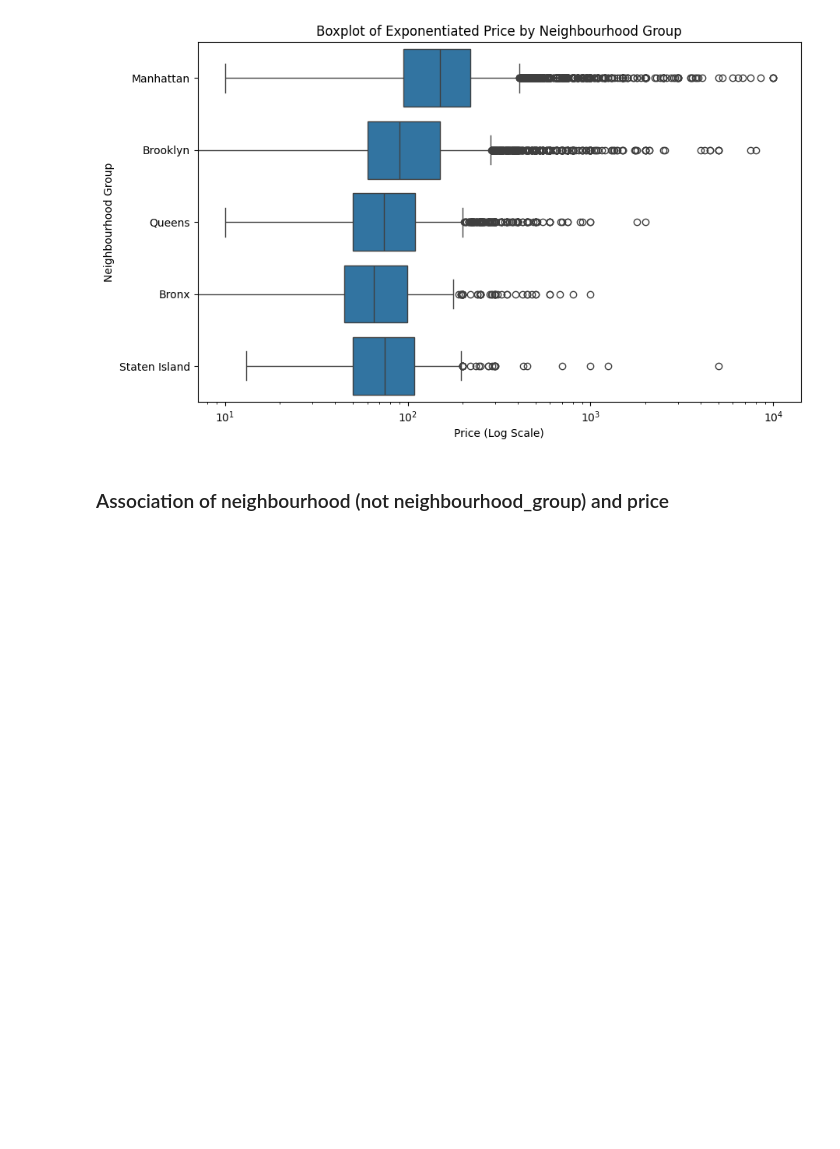
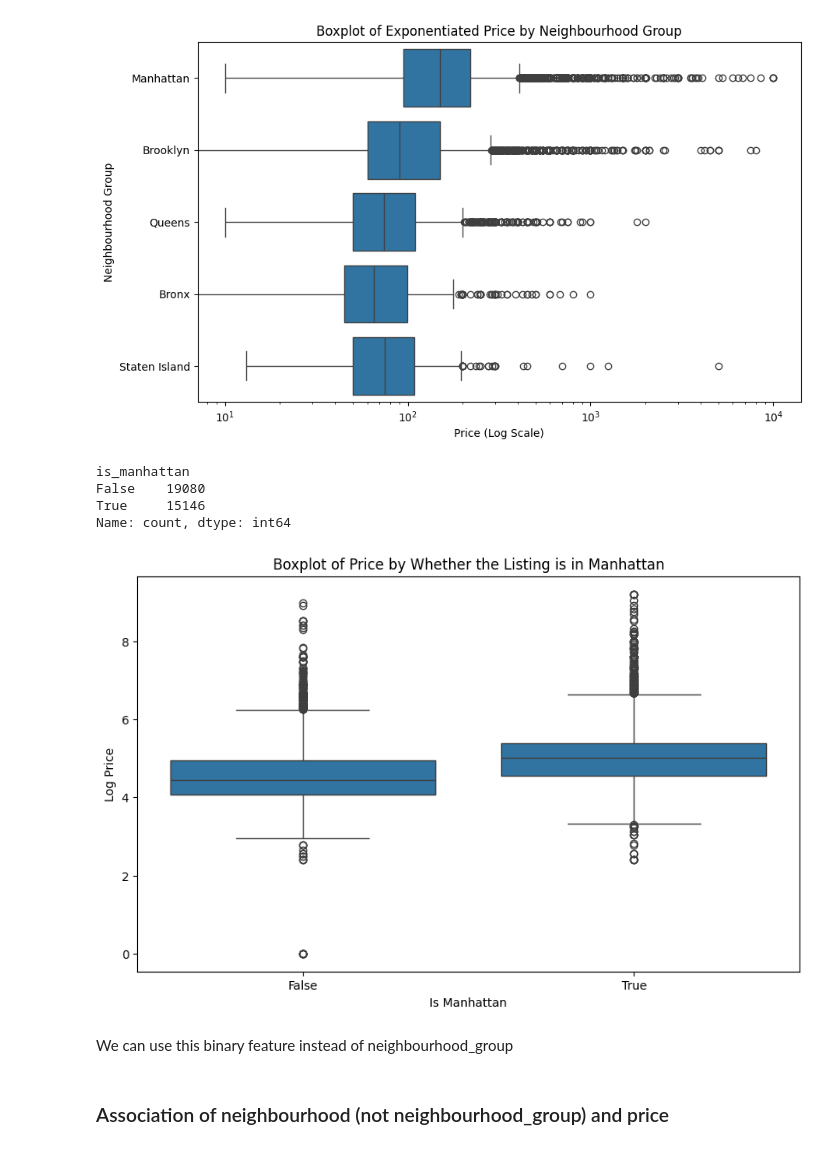
Before and after one commit to end-to-end-mlops-databricks-2/marvelous-databricks-course-hfung4, a Jupyter notebook: src/airbnb_listing/eda.ipynb, the cells around one changed output. Drawn from its saved outputs; the diff is of its cells as text; code cells hidden in the pictures; blank space fills up the shorter version.

```diff
--- a/src/airbnb_listing/eda.ipynb
+++ b/src/airbnb_listing/eda.ipynb
@@ -154,6 +156,28 @@ plt.title('Boxplot of Exponentiated Price by Neighbourhood Group')
 # %% [output]
 Text(0.5, 1.0, 'Boxplot of Exponentiated Price by Neighbourhood Group')
 [figure]
+# %%
+train['is_manhattan'] = train['neighbourhood_group'] == 'Manhattan'
+train.is_manhattan.value_counts()
+# %% [output]
+is_manhattan
+False    19080
+True     15146
+Name: count, dtype: int64
+# %%
+# Boxplot of price by whether the listing is in Manhattan
+# Create Boxplot
+plt.figure(figsize=(10, 6))  # Set the figure size
+sns.boxplot(x='is_manhattan', y='log_price', data=df)
+
+plt.title('Boxplot of Price by Whether the Listing is in Manhattan')
+plt.xlabel('Is Manhattan')
+plt.ylabel('Log Price')
+plt.show()
+# %% [output]
+[figure, added]
+# %% [markdown]
+We can use this binary feature instead of neighbourhood_group
 # %% [markdown]
 ### Association of neighbourhood (not neighbourhood_group) and price
 # %%
```
Also changed, not shown: parts of 26 cells of this notebook.
